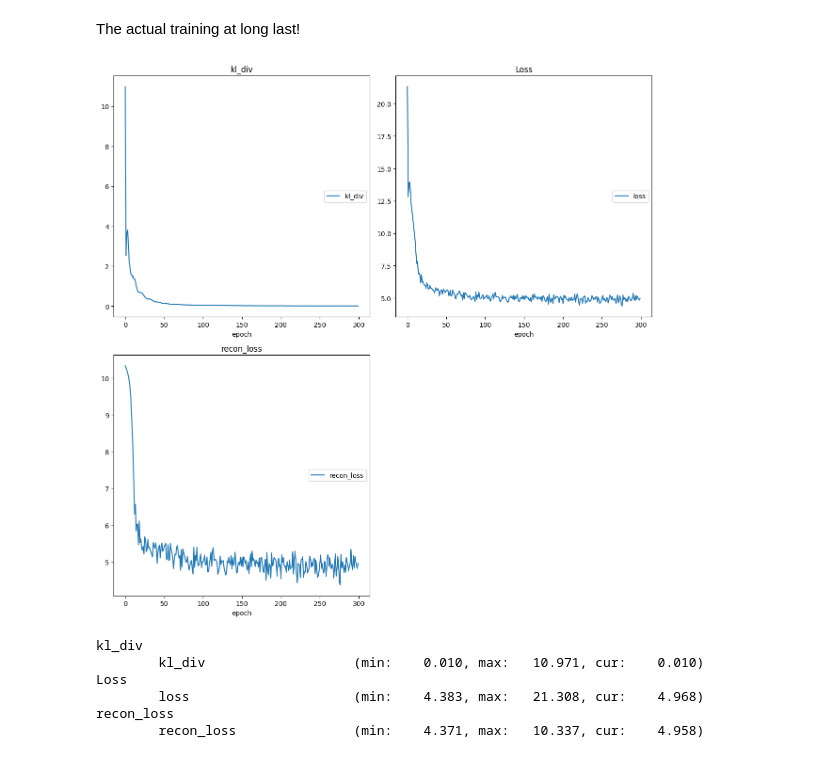
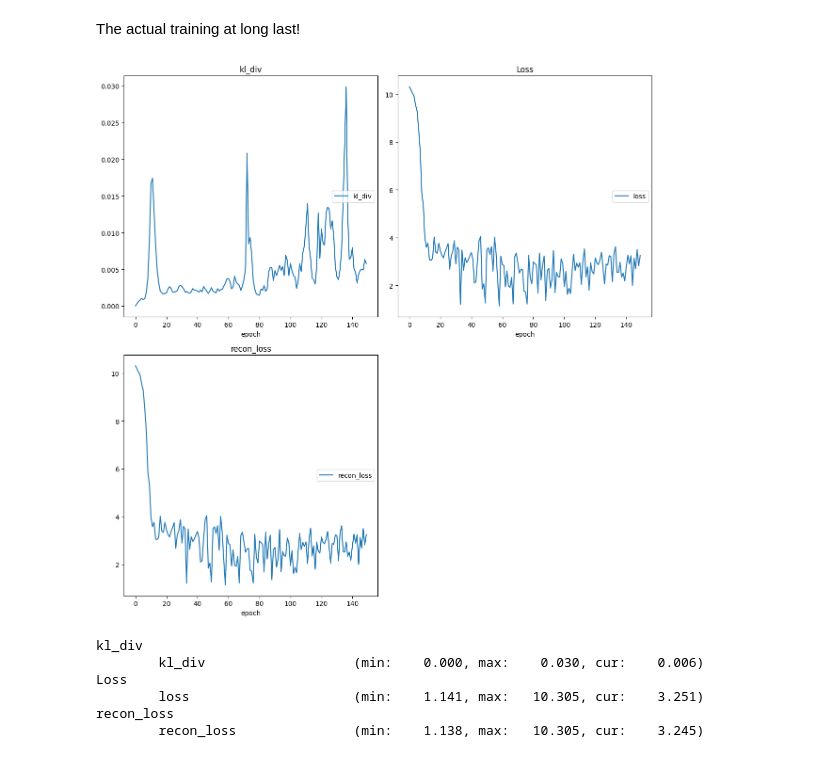
Before and after one commit to brianjmeagher11/text_vae, a Jupyter notebook: text_vae.ipynb, the cells around one changed output. Saved outputs shown, nothing was run; the diff lists cells and outputs as text; code cells hidden in the pictures.

Commit message:
Added additional dataset; changes to training section structure; added norm clipping and ignoring padding tokens during training.

```diff
--- a/text_vae.ipynb
+++ b/text_vae.ipynb
@@ -336,7 +392,7 @@ class TextVAE(nn.Module):
         # sequence tokens.
         current_input = torch.full(
             size=(batch_size, 1),
-            fill_value=1,
+            fill_value=101, # [CLS] is used in bert-base-uncased
             dtype=torch.long,
             device=z.device
         )
@@ -492,7 +548,6 @@ def vae_loss(
 
     Outputs:
     ----
-    loss: The VAE loss.
     recon_loss: The reconstruction part of the loss.
     kl_div: The KL divergence part of the loss.
     """
@@ -526,7 +581,11 @@ def vae_loss(
     targets_flat = target_tokens.view(-1) # Just a flat list of target tokens.
 
     # Calculate the reconstruction loss as cross-entropy.
-    recon_loss = cross_entropy(logits_flat, targets_flat)
+    recon_loss = cross_entropy(
+        input=logits_flat,
+        target=targets_flat,
+        ignore_index=0 # Ignore padding tokens, as they dominate training otherwise.
+    )
 
     # Now calculate the KL divergence. This uses a closed-form solution
     # for the KL divergence between two Gaussians.
@@ -535,10 +594,7 @@ def vae_loss(
         / torch.exp(prior_logvar) - logvar + prior_logvar - 1
     )
 
-    # Finally, return the completed loss.
-    loss = recon_loss + kl_div
-
-    return loss, recon_loss, kl_div
+    return recon_loss, kl_div
 # %% [markdown]
 Now define the training loop we will use.
 # %%
@@ -548,6 +604,9 @@ def train_vae(
     optimizer,
     prior_mu=None,
     prior_logvar=None,
+    anneal=False,
+    anneal_max=1.0,
+    max_norm=5.0,
     epochs=1,
     print_freq=50
 ):
@@ -561,6 +620,9 @@ def train_vae(
     optimizer: The optimizer we're using.
     prior_mu: Mean of the prior distribution. Default unit normal.
     prior_logvar: Log variance of the prior distribution. Default unit normal.
+    anneal: Whether to implement KL annealing. Defaults to False.
+    anneal_max: Maximum weight during KL annealing. Defaults to 1.0.
+    max_norm: Maximum norm value for gradient clipping. Defaults to 5.0.
     epochs: Number of epochs to train for. Default 1.
     print_freq: Frequency of printing training progress, in batches. Default 50.
 
@@ -614,7 +676,7 @@ def train_vae(
             recon_logits, mu, logvar = model(tokens, lengths)
 
             # Calculate the loss, expanding the prior parameters to match the batch size.
-            loss, recon_loss, kl_div = vae_loss(
+            recon_loss, kl_div = vae_loss(
                 recon_logits,
                 tokens,
                 mu,
@@ -622,6 +684,12 @@ def train_vae(
                 prior_mu=prior_mu.expand(batch_size, -1),
                 prior_logvar=prior_logvar.expand(batch_size, -1)
             )
+
+            # If annealing, set the kl_weight.
+            if anneal:
+                kl_div *= anneal_max * (epoch*len(train_loader) + batch_idx) / (epochs * len(train_loader))
+
+            loss = recon_loss + kl_div
 
             # Backpropagate the loss.
             loss.backward()
@@ -636,6 +704,9 @@ def train_vae(
                 'kl_div': kl_div.detach().cpu()
             })
 
+            # Clip norms to avoid exploding gradients.
+            nn.utils.clip_grad_norm_(model.parameters(), max_norm=max_norm)
+
             # Print progress when needed.
             if (batch_idx+1) % print_freq == 0:
                 # print(f"Epoch {epoch+1}/{epochs}, batch {batch_idx+1}/{len(train_loader)}. Loss: {loss.item():.4f}")
@@ -649,10 +720,11 @@ The actual training at long last!
 vocab_size = tokenizer.vocab_size # Use the tokenizer's vocabulary size.
 embedding_dim = 128 # Small-ish embedding dimension.
 hidden_dim = 256 # Small-to-middling hidden dimension for the GRU.
-num_layers = 1 # Number of GRU layers, set to just one.
+num_layers = 2 # Number of GRU layers, set to just one.
 dropout = 0. # No dropout for now. Probably a bad idea, but let's see how it does.
 latent_dim = 32 # Dimension of the latent space. Small in general, large compared to what I've seen!
 lr = 1e-3 # Learning rate, a common value used.
+teacher_forcing_ratio = 0.5
 
 # Instantiate the model.
 textVAE = TextVAE(
@@ -662,7 +734,7 @@ textVAE = TextVAE(
     num_layers=num_layers,
     dropout=dropout,
     latent_dim=latent_dim,
-    teacher_forcing_ratio=1.0
+    teacher_forcing_ratio=teacher_forcing_ratio
 )
 
 # Place on device
@@ -673,19 +745,28 @@ textVAE.to(device)
 optimizer = Adam(textVAE.parameters(), lr=lr)
 # %%
 # At long last, train the model!
+
+# Some training parameters.
+epochs = 1
+anneal = True
+anneal_max = 0.01
+
 train_vae(
     model=textVAE,
     train_loader=dataloader,
     optimizer=optimizer,
+    anneal=anneal,
+    anneal_max=anneal_max,
+    epochs=epochs
 )
 # %% [output]
-[figure, old version]
+[figure, new version]
 kl_div
-        kl_div                   (min:    0.010, max:   10.971, cur:    0.010)
+        kl_div                   (min:    0.000, max:    0.030, cur:    0.006)
 Loss
-        loss                     (min:    4.383, max:   21.308, cur:    4.968)
+        loss                     (min:    1.141, max:   10.305, cur:    3.251)
 recon_loss
-        recon_loss               (min:    4.371, max:   10.337, cur:    4.958)
+        recon_loss               (min:    1.138, max:   10.305, cur:    3.245)
 # %%
 # Generate a few examples.
 num_samples = 5
```
Also changed, not shown: parts of 4 cells of this notebook.
